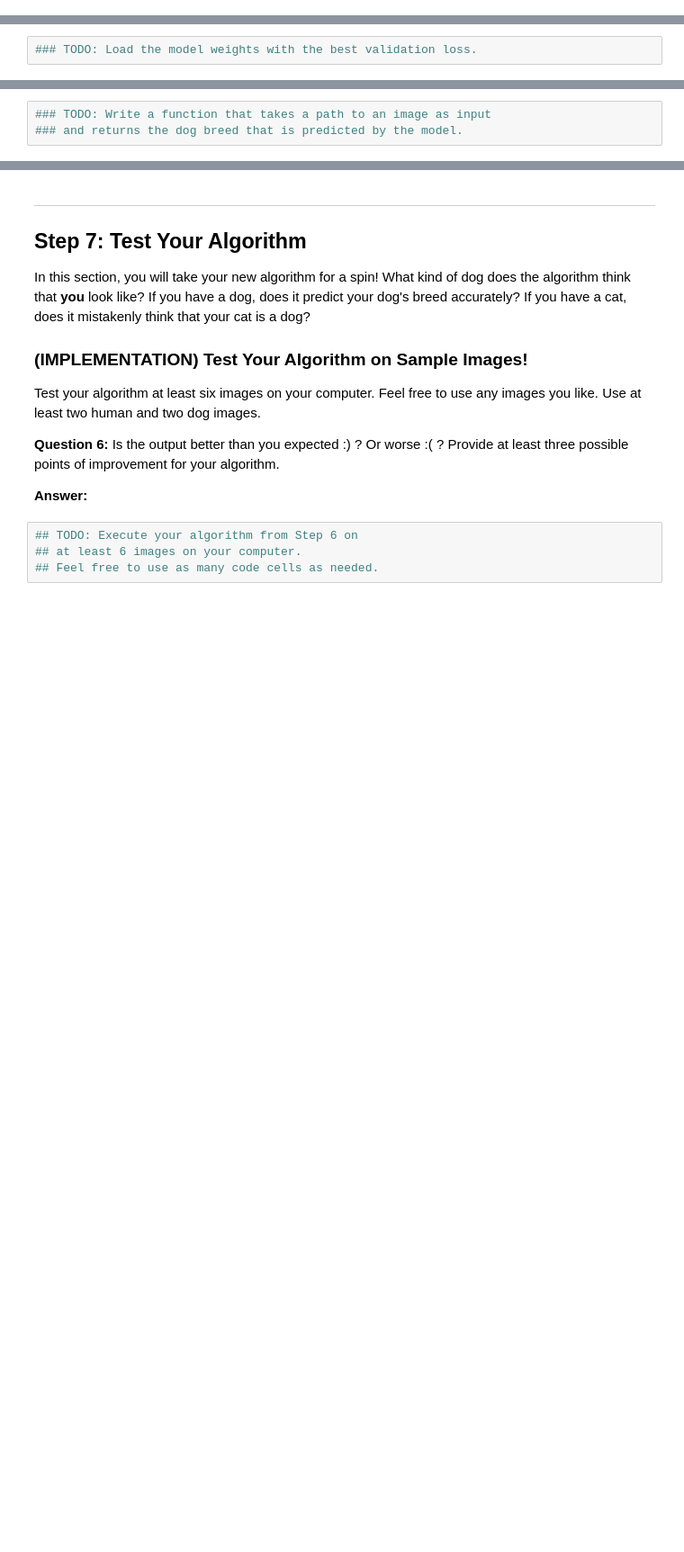
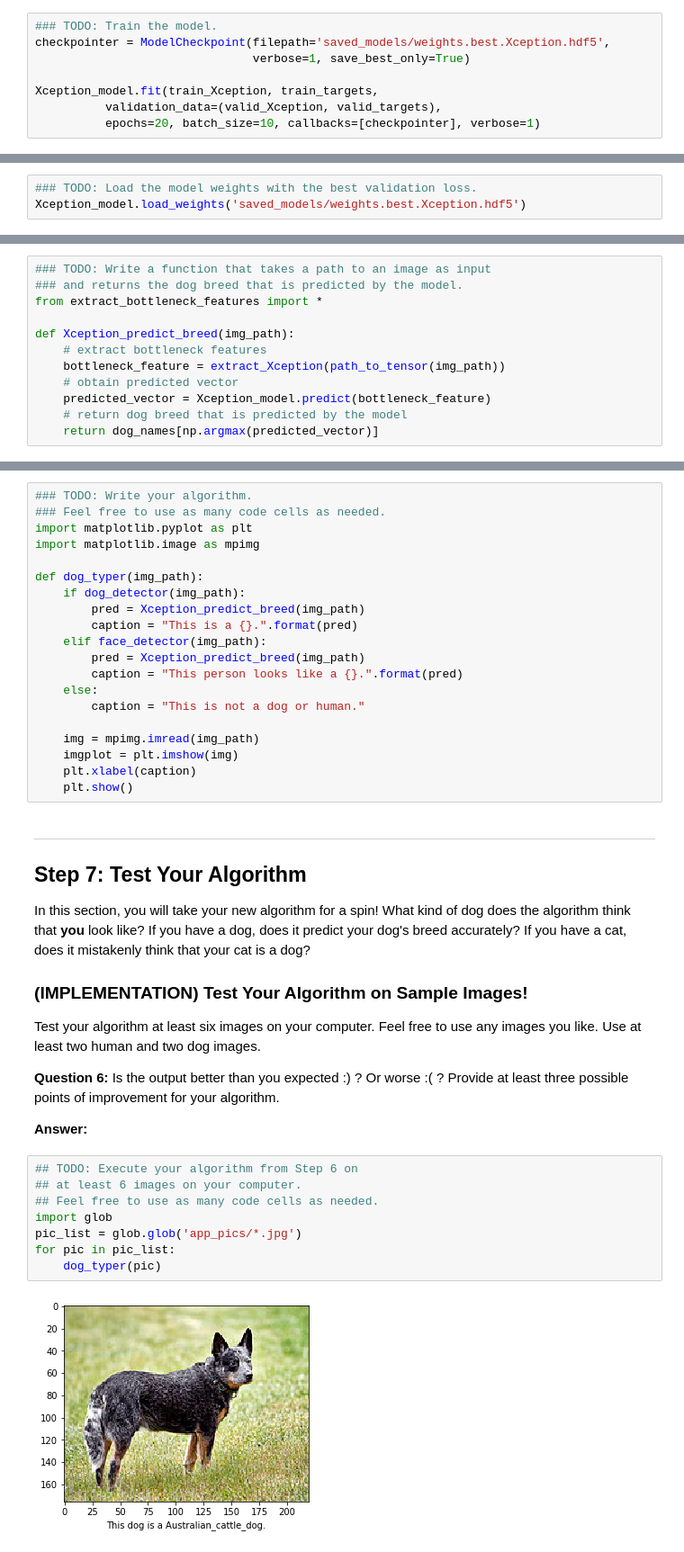
Before and after one commit to jellenberger/dog-project, a Jupyter notebook: dog_app.ipynb, the cells around one changed output, grey strips where cells are left out. Shown at 90% size. Saved outputs shown, nothing was run; the diff lists cells and outputs as text; blank space fills up the shorter version.

```diff
--- a/dog_app.ipynb
+++ b/dog_app.ipynb
@@ -588,0 +612,8 @@ You are welcome to [augment the training data](https://blog.keras.io/building-po
+# %%
+### TODO: Train the model.
+checkpointer = ModelCheckpoint(filepath='saved_models/weights.best.Xception.hdf5',
+                               verbose=1, save_best_only=True)
+
+Xception_model.fit(train_Xception, train_targets,
+          validation_data=(valid_Xception, valid_targets),
+          epochs=20, batch_size=10, callbacks=[checkpointer], verbose=1)
@@ -590,6 +640,7 @@ You are welcome to [augment the training data](https://blog.keras.io/building-po
 ### (IMPLEMENTATION) Load the Model with the Best Validation Loss
 # %%
 ### TODO: Load the model weights with the best validation loss.
+Xception_model.load_weights('saved_models/weights.best.Xception.hdf5')
 # %% [markdown]
 ### (IMPLEMENTATION) Test the Model
 
@@ -614,6 +673,15 @@ where `{network}`, in the above filename, should be one of `VGG19`, `Resnet50`,
 # %%
 ### TODO: Write a function that takes a path to an image as input
 ### and returns the dog breed that is predicted by the model.
+from extract_bottleneck_features import *
+
+def Xception_predict_breed(img_path):
+    # extract bottleneck features
+    bottleneck_feature = extract_Xception(path_to_tensor(img_path))
+    # obtain predicted vector
+    predicted_vector = Xception_model.predict(bottleneck_feature)
+    # return dog breed that is predicted by the model
+    return dog_names[np.argmax(predicted_vector)]
 # %% [markdown]
 ---
 <a id='step6'></a>
@@ -638,3 +703,23 @@ Some sample output for our algorithm is provided below, but feel free to design
+# %%
+### TODO: Write your algorithm.
+### Feel free to use as many code cells as needed.
+import matplotlib.pyplot as plt
+import matplotlib.image as mpimg
+
+def dog_typer(img_path):
+    if dog_detector(img_path):
+        pred = Xception_predict_breed(img_path)
+        caption = "This is a {}.".format(pred)
+    elif face_detector(img_path):
+        pred = Xception_predict_breed(img_path)
+        caption = "This person looks like a {}.".format(pred)
+    else:
+        caption = "This is not a dog or human."
+
+    img = mpimg.imread(img_path)
+    imgplot = plt.imshow(img)
+    plt.xlabel(caption)
+    plt.show()
 # %% [markdown]
 ---
 <a id='step7'></a>
@@ -652,4 +737,10 @@ __Answer:__
 # %%
 ## TODO: Execute your algorithm from Step 6 on
 ## at least 6 images on your computer.
 ## Feel free to use as many code cells as needed.
+import glob
+pic_list = glob.glob('app_pics/*.jpg')
+for pic in pic_list:
+    dog_typer(pic)
+# %% [output]
+[figure, added]
```
Also changed, not shown: parts of 21 cells of this notebook.
